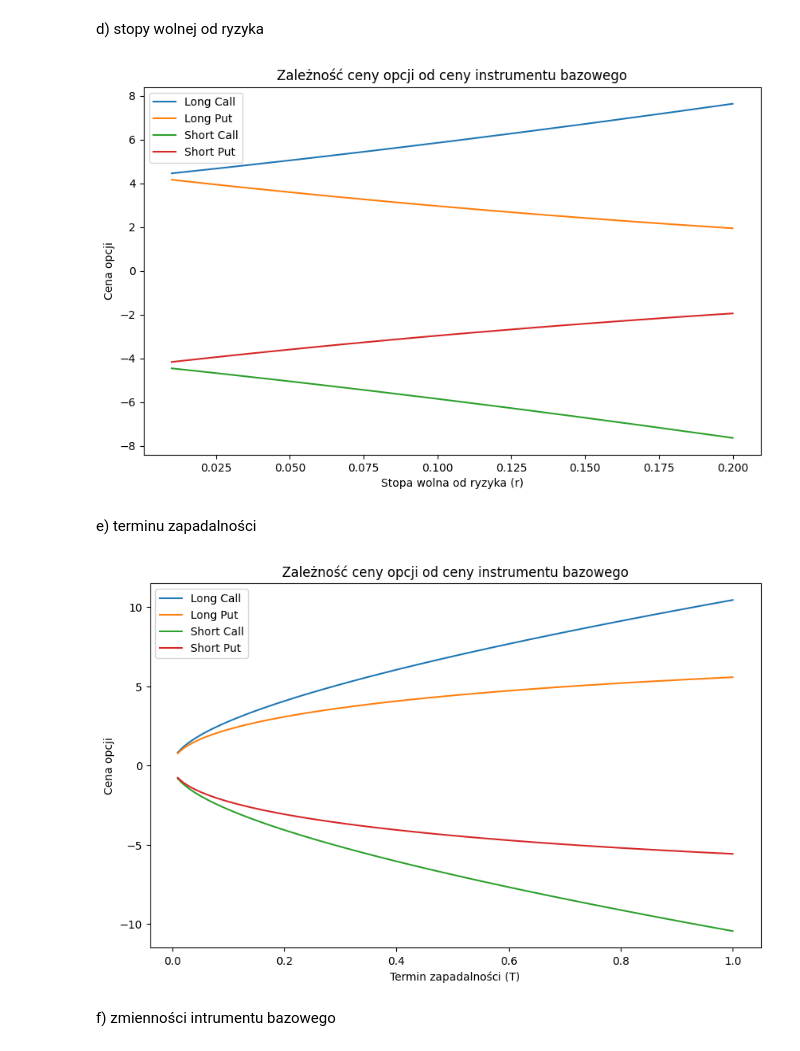
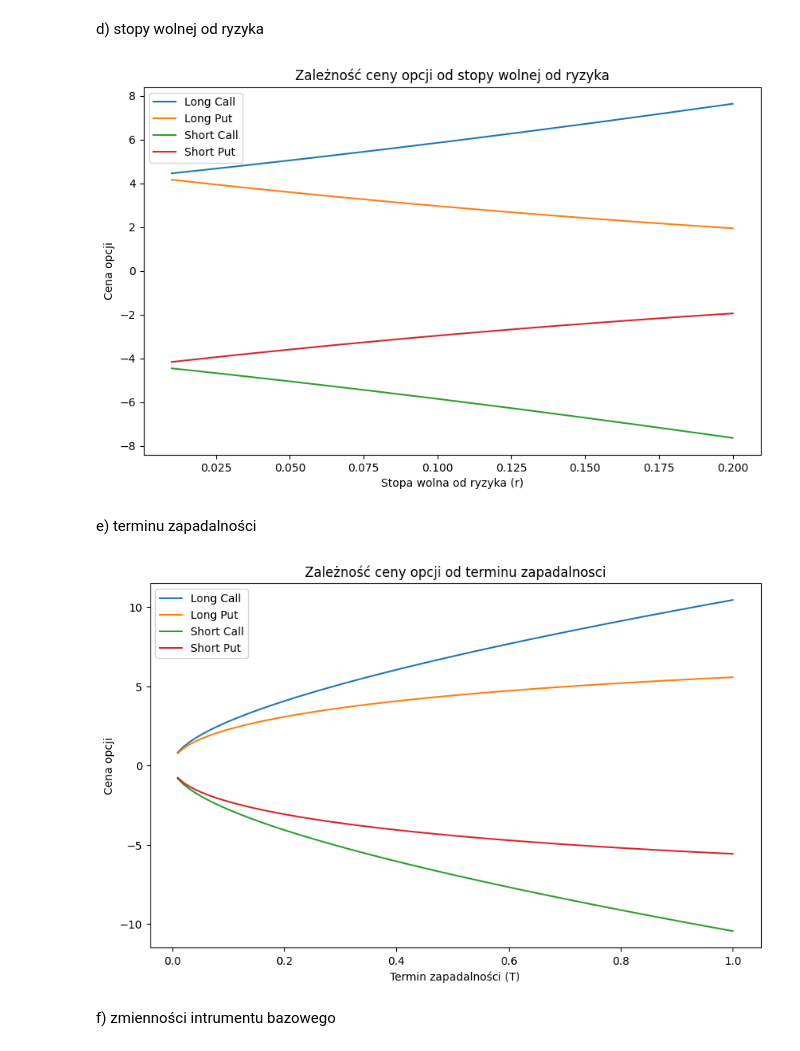
Before and after one commit to jakubzie/MarketRiskMeasures, a Jupyter notebook: 2-EU.ipynb, the cells around one changed output. Saved outputs shown, nothing was run; the diff lists cells and outputs as text; code cells hidden in the pictures.

```diff
--- a/2-EU.ipynb
+++ b/2-EU.ipynb
@@ -109,7 +116,7 @@ plt.plot(r_range, put_option_price(S, K, r_range, T, sigma), label='Long Put')
 plt.plot(r_range, -call_option_price(S, K, r_range, T, sigma), label='Short Call')
 plt.plot(r_range, -put_option_price(S, K, r_range, T, sigma), label='Short Put')
 
-plt.title('Zależność ceny opcji od ceny instrumentu bazowego')
+plt.title('Zależność ceny opcji od stopy wolnej od ryzyka')
 plt.xlabel('Stopa wolna od ryzyka (r)')
 plt.ylabel('Cena opcji')
 plt.legend()
@@ -117,28 +124,28 @@ plt.legend()
 plt.savefig('./images/EU/d.png')
 plt.show()
 # %% [output]
-[figure, old version]
+[figure, new version]
 # %% [markdown]
 e) terminu zapadalności
 # %%
 T_range = np.linspace(0.01, 1, 100)
 
 plt.figure(figsize=(10, 6))
 
 plt.plot(T_range, call_option_price(S, K, r, T_range, sigma), label='Long Call')
 plt.plot(T_range, put_option_price(S, K, r, T_range, sigma), label='Long Put')
 plt.plot(T_range, -call_option_price(S, K, r, T_range, sigma), label='Short Call')
 plt.plot(T_range, -put_option_price(S, K, r, T_range, sigma), label='Short Put')
 
-plt.title('Zależność ceny opcji od ceny instrumentu bazowego')
+plt.title('Zależność ceny opcji od terminu zapadalnosci')
 plt.xlabel('Termin zapadalności (T)')
 plt.ylabel('Cena opcji')
 plt.legend()
 
 plt.savefig('./images/EU/e.png')
 plt.show()
 # %% [output]
-[figure, old version]
+[figure, new version]
 # %% [markdown]
 f) zmienności intrumentu bazowego
 # %%
```
Also changed, not shown: parts of 6 cells of this notebook, 16 other files.
